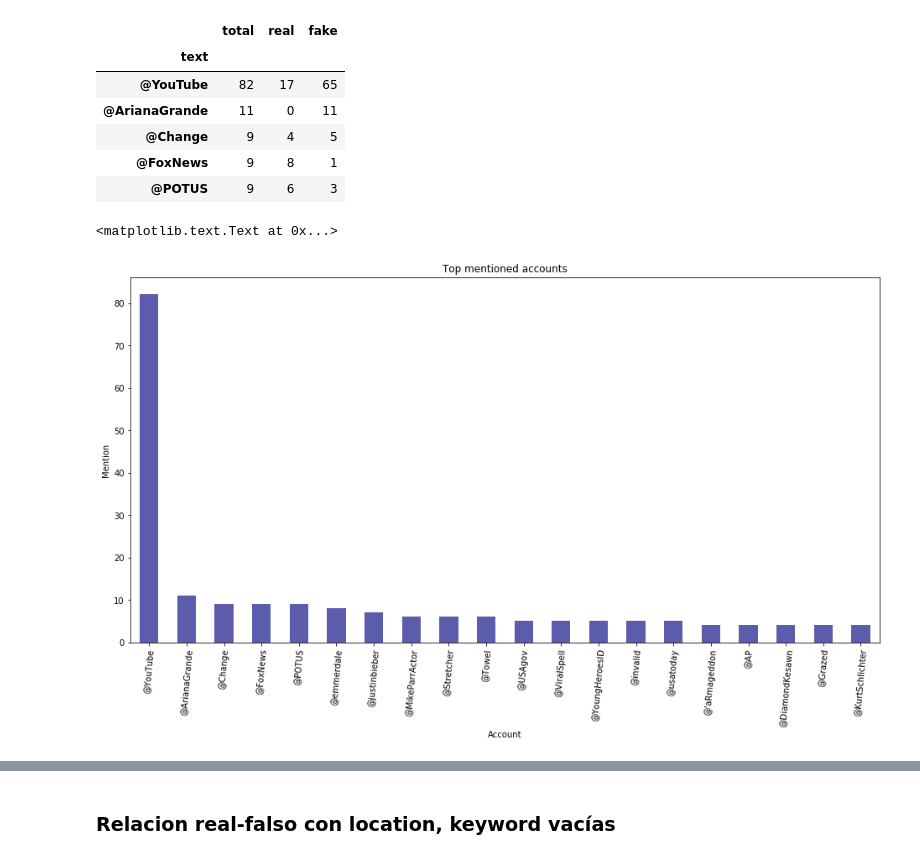
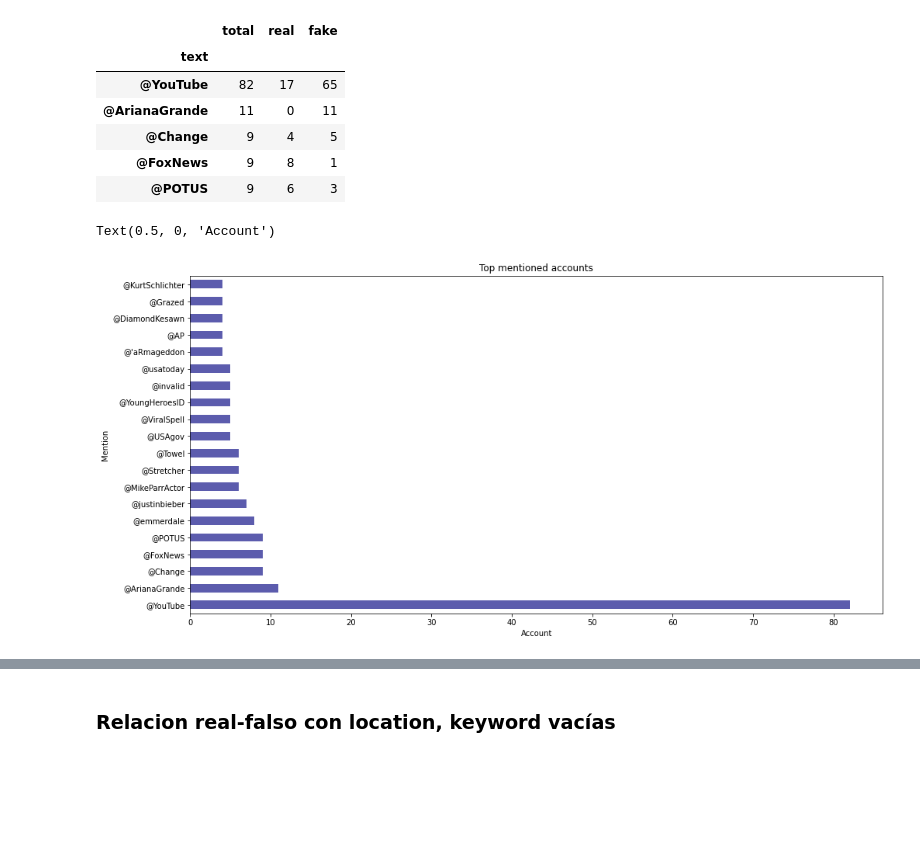
Before and after one commit to milemarchese/OrganizacionDeDatos, a Jupyter notebook: Análisis Exploratorio.ipynb, the cells around one changed output, grey strips where cells are left out. Saved outputs shown, nothing was run; the diff lists cells and outputs as text; code cells hidden in the pictures; blank space fills up the shorter version.

```diff
--- a/Análisis Exploratorio.ipynb
+++ b/Análisis Exploratorio.ipynb
@@ -537,13 +678,13 @@ mentions_grouped.head()
 | @FoxNews | 9 | 8 | 1 |
 | @POTUS | 9 | 6 | 3 |
 # %%
-mentions_grouped.loc[:, 'total'].plot(kind='bar',  rot=85, title='Top mentioned accounts', color=(0.2, 0.2, 0.6, 0.8), figsize=(16, 8))
+mentions_grouped.loc[:, 'total'].plot(kind='barh',  rot=0, title='Top mentioned accounts', color=(0.2, 0.2, 0.6, 0.8), figsize=(16, 8))
 ax = plt.gca()
 ax.set_ylabel('Mention')
 ax.set_xlabel('Account')
 # %% [output]
-<matplotlib.text.Text at 0x...>
+Text(0.5, 0, 'Account')
-[figure, old version]
+[figure, new version]
 # %%
 ax = mentions_grouped.sort_values(by=['fake']).loc[:, ['real', 'fake']].plot(kind='barh', figsize=(10, 10))
 ax.set_ylabel('Mentions')
```
Also changed, not shown: parts of 51 cells of this notebook, 1 other file.
